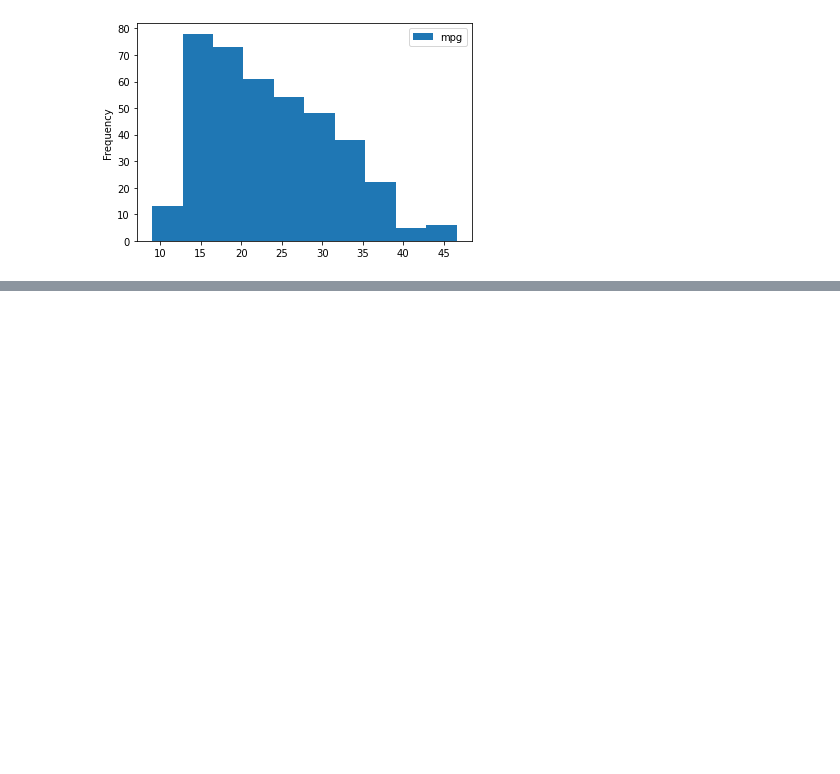
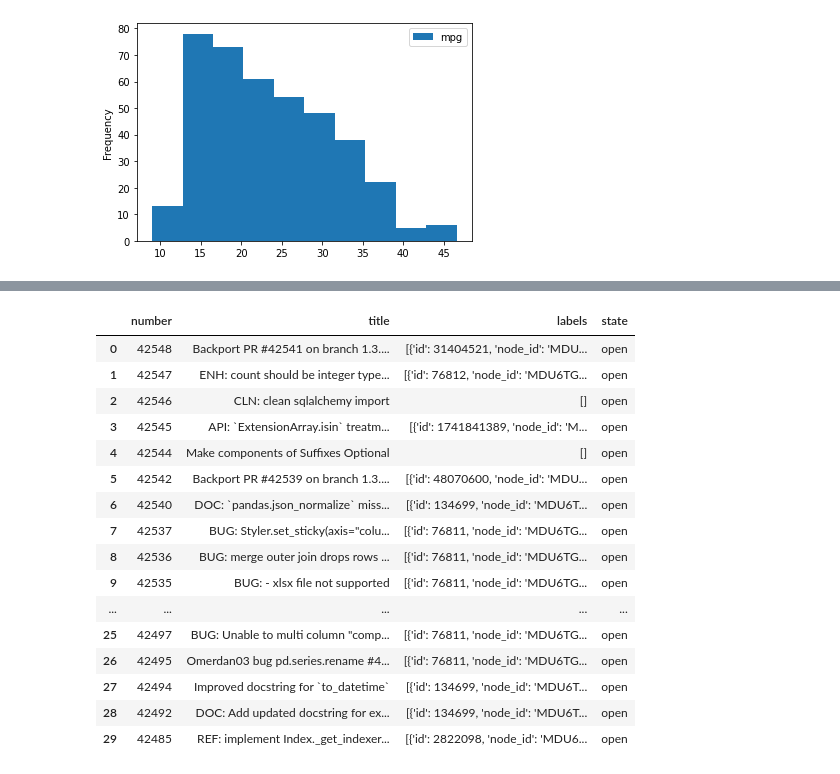
Before and after one commit to bnv20/kdt3, a Jupyter notebook: pandas입출력_guide.ipynb, the cells around one changed output, grey strips where cells are left out. Saved outputs shown, nothing was run; the diff lists cells and outputs as text; code cells hidden in the pictures; blank space fills up the shorter version.

```diff
--- a/pandas입출력_guide.ipynb
+++ b/pandas입출력_guide.ipynb
@@ -207,0 +294,9 @@ df[['mpg']].plot(kind='hist')
+# %%
+# 웹 API 사용하기
+import requests
+url = 'https://api.github.com/repos/pandas-dev/pandas/issues'
+resp = requests.get(url)
+resp
+data = resp.json()
+# data[0]['title']
+data
@@ -207,0 +321,22 @@ df[['mpg']].plot(kind='hist')
+# %%
+issues = pd.DataFrame(data, columns=['number', 'title',
+                                     'labels', 'state'])
+issues
+# %% [output]
+|  | number | title | labels | state |
+| 0 | 42548 | Backport PR #42541 on branch 1.3.... | [{'id': 31404521, 'node_id': 'MDU... | open |
+| 1 | 42547 | ENH: count should be integer type... | [{'id': 76812, 'node_id': 'MDU6TG... | open |
+| 2 | 42546 | CLN: clean sqlalchemy import | [] | open |
+| 3 | 42545 | API: `ExtensionArray.isin` treatm... | [{'id': 1741841389, 'node_id': 'M... | open |
+| 4 | 42544 | Make components of Suffixes Optional | [] | open |
+| 5 | 42542 | Backport PR #42539 on branch 1.3.... | [{'id': 48070600, 'node_id': 'MDU... | open |
+| 6 | 42540 | DOC: `pandas.json_normalize` miss... | [{'id': 134699, 'node_id': 'MDU6T... | open |
+| 7 | 42537 | BUG: Styler.set_sticky(axis="colu... | [{'id': 76811, 'node_id': 'MDU6TG... | open |
+| 8 | 42536 | BUG: merge outer join drops rows ... | [{'id': 76811, 'node_id': 'MDU6TG... | open |
+| 9 | 42535 | BUG: - xlsx file not supported | [{'id': 76811, 'node_id': 'MDU6TG... | open |
+| ... | ... | ... | ... | ... |
+| 25 | 42497 | BUG: Unable to multi column "comp... | [{'id': 76811, 'node_id': 'MDU6TG... | open |
+| 26 | 42495 | Omerdan03 bug pd.series.rename #4... | [{'id': 76811, 'node_id': 'MDU6TG... | open |
+| 27 | 42494 | Improved docstring for `to_datetime` | [{'id': 134699, 'node_id': 'MDU6T... | open |
+| 28 | 42492 | DOC: Add updated docstring for ex... | [{'id': 134699, 'node_id': 'MDU6T... | open |
+| 29 | 42485 | REF: implement Index._get_indexer... | [{'id': 2822098, 'node_id': 'MDU6... | open |
```
Also changed, not shown: parts of 10 cells of this notebook.
